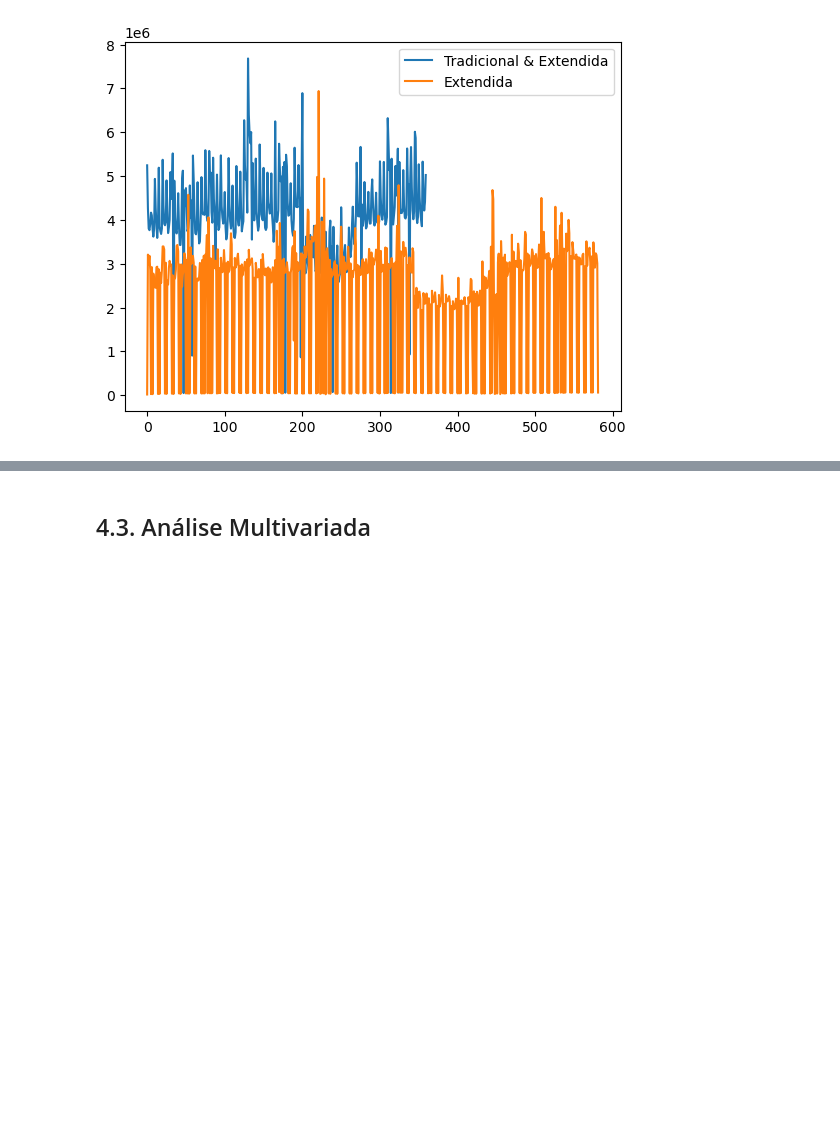
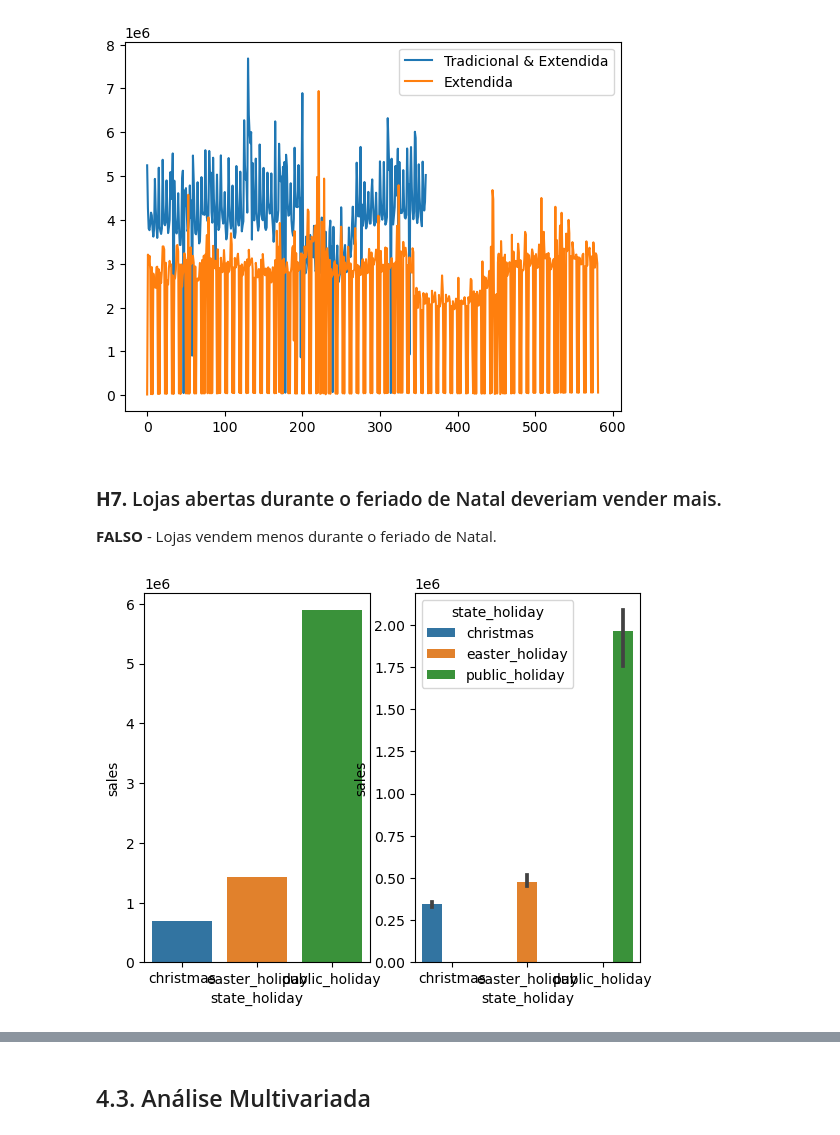
Before and after one commit to pedrovictorss/Data-Scientist-em-Producao, a Jupyter notebook: m04_v01_store_sales_prediction.ipynb, the cells around one changed output, grey strips where cells are left out. Drawn from its saved outputs; the diff is of its cells as text; code cells hidden in the pictures; blank space fills up the shorter version.

```diff
--- a/m04_v01_store_sales_prediction.ipynb
+++ b/m04_v01_store_sales_prediction.ipynb
@@ -24,8 +24,8 @@ display(HTML("<style>.container { width:80% !important; }</style>"))
 # %% [markdown]
 ## 0.2. Loading Data
 # %%
-df_sales_raw = pd.read_csv('C:/Users/pedro/OneDrive/Documentos/CURSOS/Data Scientist em Produção/Rossmann/train.csv', low_memory=False)
-df_store_raw = pd.read_csv('C:/Users/pedro/OneDrive/Documentos/CURSOS/Data Scientist em Produção/Rossmann/store.csv', low_memory=False)
+df_sales_raw = pd.read_csv('C:/Users/pedro/OneDrive/Documentos/CURSOS/Data Scientist em Produção/Rossmann/data/train.csv', low_memory=False)
+df_store_raw = pd.read_csv('C:/Users/pedro/OneDrive/Documentos/CURSOS/Data Scientist em Produção/Rossmann/data/store.csv', low_memory=False)
 
 #merge
 df_raw = pd.merge(df_sales_raw, df_store_raw, how='left', on='Store')
@@ -604,3 +606,19 @@ aux2.plot(ax=ax)
 ax.legend(labels=['Tradicional & Extendida', 'Extendida']);
 # %% [output]
 [figure]
+# %% [markdown]
+### **H7.** Lojas abertas durante o feriado de Natal deveriam vender mais.
+
+**FALSO** - Lojas vendem menos durante o feriado de Natal.
+# %%
+aux = df4[df4['state_holiday'] != 'regular_day']
+
+plt.subplot(1, 2, 1)
+aux1 = aux[['state_holiday', 'sales']].groupby('state_holiday').sum().reset_index()
+sns.barplot(x='state_holiday', y='sales', data=aux1);
+
+plt.subplot(1, 2, 2)
+aux2 = aux[['year', 'state_holiday', 'sales']].groupby(['year', 'state_holiday']).sum().reset_index()
+sns.barplot(x='state_holiday', y='sales', hue='state_holiday', data=aux2);
+# %% [output]
+[figure, added]
```
Also changed, not shown: parts of 12 cells of this notebook.
